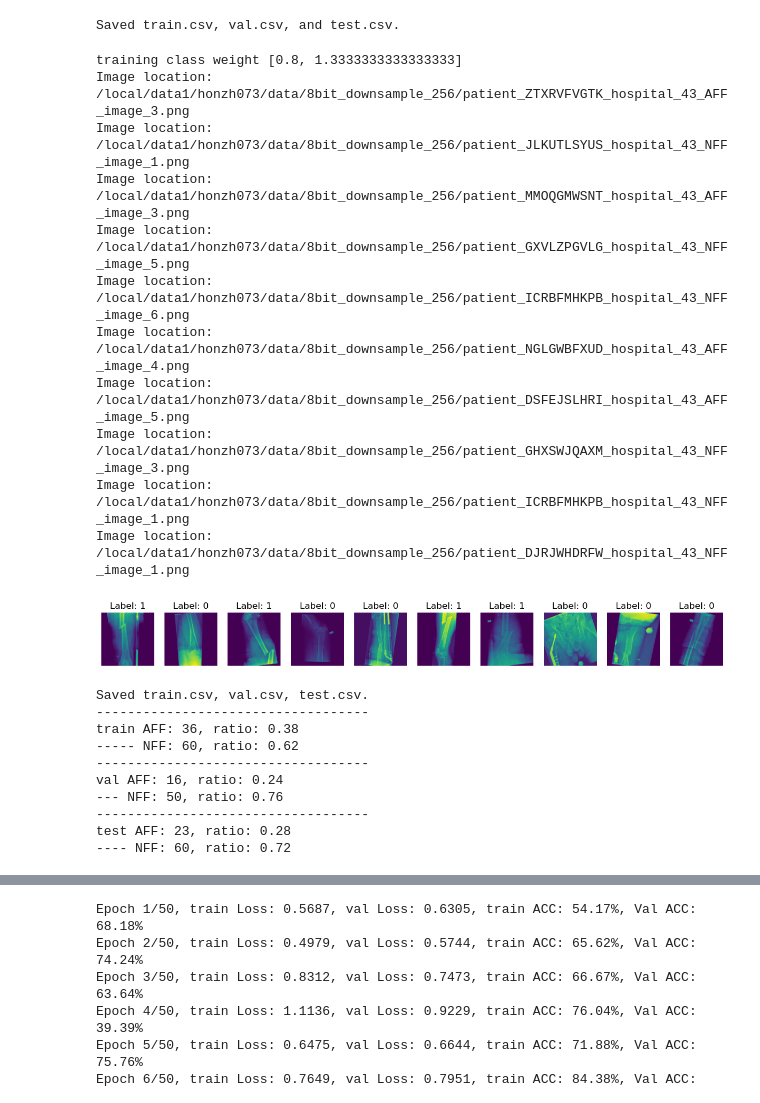
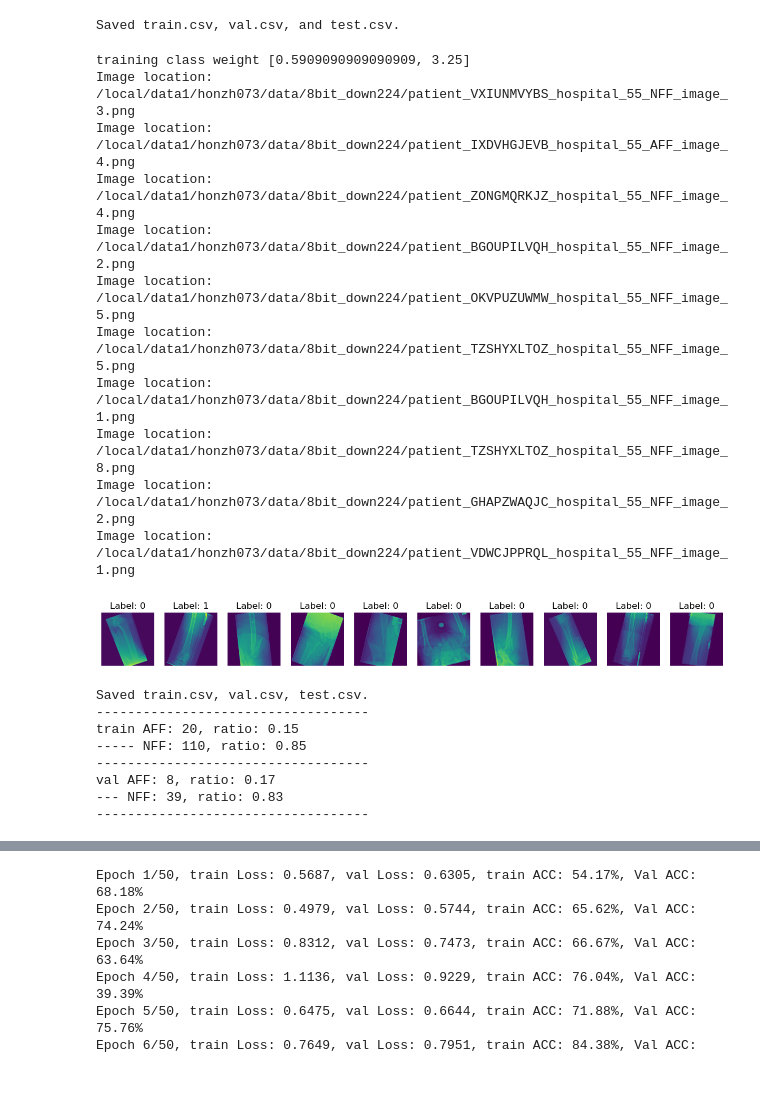
Before and after one commit to honzh073/FL, a Jupyter notebook: code/3_single_hospital/3_0_best101.ipynb, the cells around one changed output, grey strips where cells are left out. Cells and saved outputs as stored; diff of their text form; code cells hidden in the pictures.

```diff
--- a/code/3_single_hospital/3_0_best101.ipynb
+++ b/code/3_single_hospital/3_0_best101.ipynb
@@ -522,71 +524,69 @@ test_transform = transforms.Compose([
 
 ])
 
-train_dataset = CustomDataset('/local/data1/honzh073/local_repo/FL/code/3_single_hospital/csv_files/train.csv', transform=train_transform)
-val_dataset = CustomDataset('/local/data1/honzh073/local_repo/FL/code/3_single_hospital/csv_files/val.csv', transform=test_transform)
-test_dataset = CustomDataset('/local/data1/honzh073/local_repo/FL/code/3_single_hospital/csv_files/test.csv', transform=test_transform)
+train_dataset = CustomDataset('/local/data1/honzh073/local_repository/FL/code/3_single_hospital/csv_files/train.csv', transform=train_transform)
+val_dataset = CustomDataset('/local/data1/honzh073/local_repository/FL/code/3_single_hospital/csv_files/val.csv', transform=test_transform)
+# test_dataset = CustomDataset('/local/data1/honzh073/local_repo/FL/code/3_single_hospital/csv_files/test.csv', transform=test_transform)
 
 repeated_dataset = torch.utils.data.ConcatDataset([train_dataset] * 10)
 
 batch_size = 64
 train_loader = DataLoader(train_dataset, batch_size=batch_size, shuffle=True)
 val_loader = DataLoader(val_dataset, batch_size=batch_size, shuffle=False)
-test_loader = DataLoader(test_dataset, batch_size=batch_size, shuffle=False)
+# test_loader = DataLoader(test_dataset, batch_size=batch_size, shuffle=False)
 
 # classweight
 classweight = get_classweight(train_dataset)
 print('training class weight', classweight)
 
 # device
 # device = torch.device("cuda:0" if  torch.cuda.is_available() else "cpu")
 
 show_image(train_dataset, 10)
 
 print("Saved train.csv, val.csv, test.csv.")
 print('-----------------------------------')
 train_NFF_count = sum(1 for _, label in train_dataset if label == 0)  # 0 NFF
 train_AFF_count = sum(1 for _, label in train_dataset if label == 1)  # 1 AFF
 
 # For validation dataset
 val_NFF_count = sum(1 for _, label in val_dataset if label == 0)  # 0 NFF
 val_AFF_count = sum(1 for _, label in val_dataset if label == 1)  # 1 AFF
 
 # For test dataset
-test_NFF_count = sum(1 for _, label in test_dataset if label == 0)  # 0 NFF
-test_AFF_count = sum(1 for _, label in test_dataset if label == 1)  # 1 AFF
+# test_NFF_count = sum(1 for _, label in test_dataset if label == 0)  # 0 NFF
+# test_AFF_count = sum(1 for _, label in test_dataset if label == 1)  # 1 AFF
 
 
 print(f"train AFF: {train_AFF_count}, ratio: {train_AFF_count / (train_AFF_count + train_NFF_count):.2f}")
 print(f"----- NFF: {train_NFF_count}, ratio: {train_NFF_count / (train_AFF_count + train_NFF_count):.2f}")
 print('-----------------------------------')
 print(f"val AFF: {val_AFF_count}, ratio: {val_AFF_count / (val_AFF_count + val_NFF_count):.2f}")
 print(f"--- NFF: {val_NFF_count}, ratio: {val_NFF_count / (val_AFF_count + val_NFF_count):.2f}")
 print('-----------------------------------')
-print(f"test AFF: {test_AFF_count}, ratio: {test_AFF_count / (test_AFF_count + test_NFF_count):.2f}")
-print(f"---- NFF: {test_NFF_count}, ratio: {test_NFF_count / (test_AFF_count + test_NFF_count):.2f}")
+# print(f"test AFF: {test_AFF_count}, ratio: {test_AFF_count / (test_AFF_count + test_NFF_count):.2f}")
+# print(f"---- NFF: {test_NFF_count}, ratio: {test_NFF_count / (test_AFF_count + test_NFF_count):.2f}")
 # %% [output]
-training class weight [0.8, 1.3333333333333333]
-Image location: /local/data1/honzh073/data/8bit_downsample_256/patient_ZTXRVFVGTK_hospital_43_AFF_image_3.png
-Image location: /local/data1/honzh073/data/8bit_downsample_256/patient_JLKUTLSYUS_hospital_43_NFF_image_1.png
-Image location: /local/data1/honzh073/data/8bit_downsample_256/patient_MMOQGMWSNT_hospital_43_AFF_image_3.png
-Image location: /local/data1/honzh073/data/8bit_downsample_256/patient_GXVLZPGVLG_hospital_43_NFF_image_5.png
-Image location: /local/data1/honzh073/data/8bit_downsample_256/patient_ICRBFMHKPB_hospital_43_NFF_image_6.png
-Image location: /local/data1/honzh073/data/8bit_downsample_256/patient_NGLGWBFXUD_hospital_43_AFF_image_4.png
-Image location: /local/data1/honzh073/data/8bit_downsample_256/patient_DSFEJSLHRI_hospital_43_AFF_image_5.png
-Image location: /local/data1/honzh073/data/8bit_downsample_256/patient_GHXSWJQAXM_hospital_43_NFF_image_3.png
-Image location: /local/data1/honzh073/data/8bit_downsample_256/patient_ICRBFMHKPB_hospital_43_NFF_image_1.png
-Image location: /local/data1/honzh073/data/8bit_downsample_256/patient_DJRJWHDRFW_hospital_43_NFF_image_1.png
+training class weight [0.5909090909090909, 3.25]
+Image location: /local/data1/honzh073/data/8bit_down224/patient_VXIUNMVYBS_hospital_55_NFF_image_3.png
+Image location: /local/data1/honzh073/data/8bit_down224/patient_IXDVHGJEVB_hospital_55_AFF_image_4.png
+Image location: /local/data1/honzh073/data/8bit_down224/patient_ZONGMQRKJZ_hospital_55_NFF_image_4.png
+Image location: /local/data1/honzh073/data/8bit_down224/patient_BGOUPILVQH_hospital_55_NFF_image_2.png
+Image location: /local/data1/honzh073/data/8bit_down224/patient_OKVPUZUWMW_hospital_55_NFF_image_5.png
+Image location: /local/data1/honzh073/data/8bit_down224/patient_TZSHYXLTOZ_hospital_55_NFF_image_5.png
+Image location: /local/data1/honzh073/data/8bit_down224/patient_BGOUPILVQH_hospital_55_NFF_image_1.png
+Image location: /local/data1/honzh073/data/8bit_down224/patient_TZSHYXLTOZ_hospital_55_NFF_image_8.png
+Image location: /local/data1/honzh073/data/8bit_down224/patient_GHAPZWAQJC_hospital_55_NFF_image_2.png
+Image location: /local/data1/honzh073/data/8bit_down224/patient_VDWCJPPRQL_hospital_55_NFF_image_1.png
-[figure, old version]
+[figure, new version]
 Saved train.csv, val.csv, test.csv.
 -----------------------------------
-train AFF: 36, ratio: 0.38
------ NFF: 60, ratio: 0.62
+train AFF: 20, ratio: 0.15
+----- NFF: 110, ratio: 0.85
 -----------------------------------
-val AFF: 16, ratio: 0.24
---- NFF: 50, ratio: 0.76
+val AFF: 8, ratio: 0.17
+--- NFF: 39, ratio: 0.83
 -----------------------------------
-test AFF: 23, ratio: 0.28
----- NFF: 60, ratio: 0.72
 # %%
 epoch_num = 50
 step_size = 10
```
Also changed, not shown: parts of 9 cells of this notebook, 52 other files.
